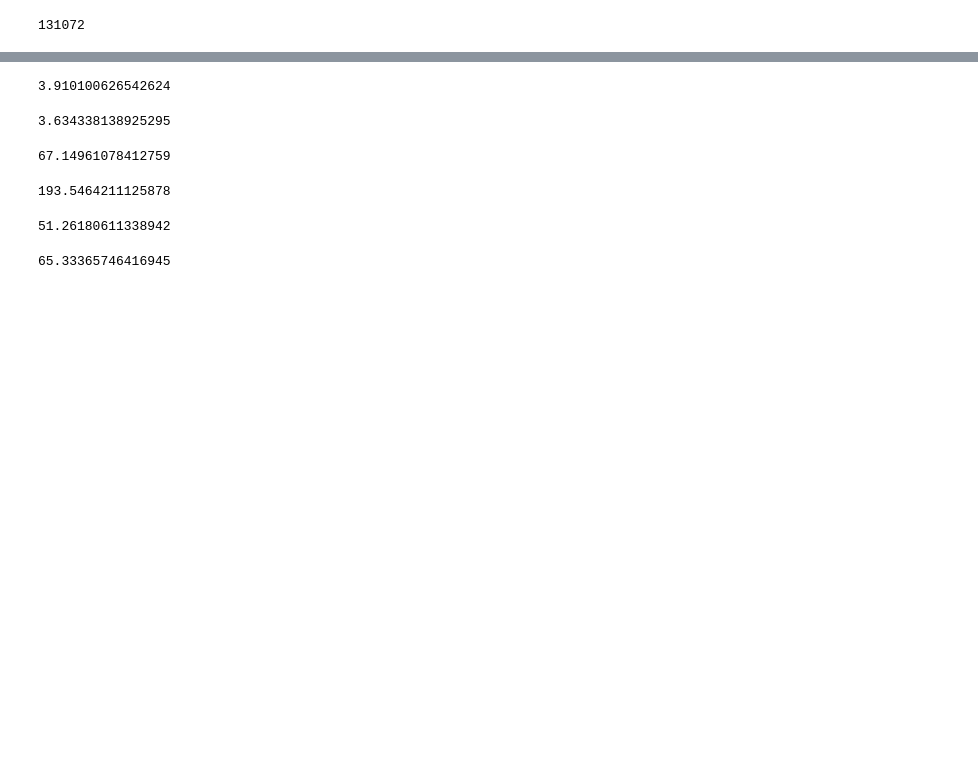
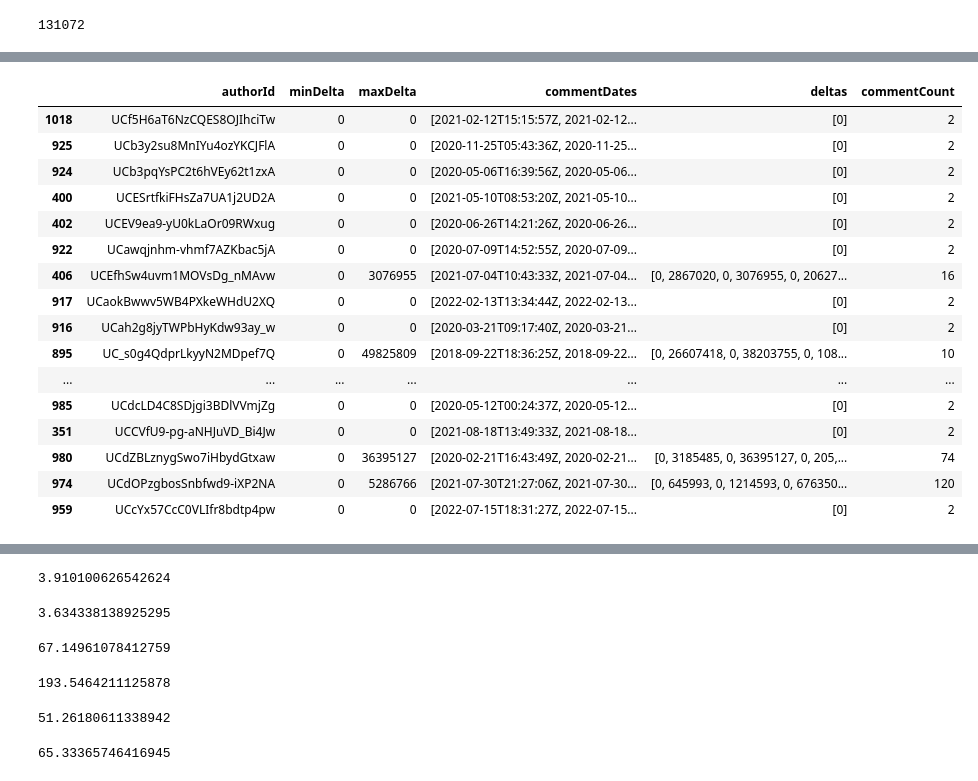
Before and after one commit to suniven/affiliate-link-identification, a Jupyter notebook: youtube_analysis.ipynb, the cells around one changed output, grey strips where cells are left out. Cells and saved outputs as stored; diff of their text form; code cells hidden in the pictures; blank space fills up the shorter version.

Commit message:
20220909-time analysis

```diff
--- a/youtube_analysis.ipynb
+++ b/youtube_analysis.ipynb
@@ -10,0 +182,2 @@ df = pd.read_csv('./youtube_results.csv', engine='python')
+# %%
+df_affiliate_comments=df_youtube_raw[df_youtube_raw['isAffiliate']==1]
@@ -10,0 +236,2 @@ df = pd.read_csv('./youtube_results.csv', engine='python')
+# %%
+df_afcomments_groupby_authorid=df_affiliate_comments.groupby('authorId')
@@ -10,0 +265,6 @@ df = pd.read_csv('./youtube_results.csv', engine='python')
+# %%
+for authorId, group in tqdm(df_afcomments_groupby_authorid):
+    print(type(group))
+    # print(group.columns)
+    print(group.iloc[0, 3])
+    break
@@ -10,0 +279,28 @@ df = pd.read_csv('./youtube_results.csv', engine='python')
+# %%
+df_time_delta=pd.DataFrame(columns=['authorId', 'minDelta', 'maxDelta', 'commentDates','deltas', 'commentCount'])
+
+for authorId, group in tqdm(df_afcomments_groupby_authorid):  # 遍历.DataFrameGroupBy对象
+    # print(authorId, len(group))
+    # 所有评论发布的时间
+    comments_date=[]
+    deltas=[]
+    for i in range(len(group)):
+        comments_date.append(group.iloc[i, 3])
+    comments_date = sorted(comments_date)
+    # 计算差值
+    for i in range(len(comments_date)-1, 0, -1):
+        delta=date_time_count(comments_date[i-1], comments_date[i])
+        deltas.append(delta)
+    mi, ma = None, None
+    if deltas:
+        mi=min(deltas)
+        ma=max(deltas)
+    time_delta = {
+        "authorId": authorId,
+        "minDelta": mi,
+        "maxDelta": ma,
+        "commentDates": comments_date,
+        "deltas": deltas,
+        "commentCount": len(group)
+    }
+    df_time_delta.loc[len(df_time_delta)] = time_delta
@@ -10,0 +323,20 @@ df = pd.read_csv('./youtube_results.csv', engine='python')
+# %%
+df_time_delta.sort_values('minDelta').head(50)
+# %% [output]
+|  | authorId | minDelta | maxDelta | commentDates | deltas | commentCount |
+| 1018 | UCf5H6aT6NzCQES8OJIhciTw | 0 | 0 | [2021-02-12T15:15:57Z, 2021-02-12... | [0] | 2 |
+| 925 | UCb3y2su8MnIYu4ozYKCJFlA | 0 | 0 | [2020-11-25T05:43:36Z, 2020-11-25... | [0] | 2 |
+| 924 | UCb3pqYsPC2t6hVEy62t1zxA | 0 | 0 | [2020-05-06T16:39:56Z, 2020-05-06... | [0] | 2 |
+| 400 | UCESrtfkiFHsZa7UA1j2UD2A | 0 | 0 | [2021-05-10T08:53:20Z, 2021-05-10... | [0] | 2 |
+| 402 | UCEV9ea9-yU0kLaOr09RWxug | 0 | 0 | [2020-06-26T14:21:26Z, 2020-06-26... | [0] | 2 |
+| 922 | UCawqjnhm-vhmf7AZKbac5jA | 0 | 0 | [2020-07-09T14:52:55Z, 2020-07-09... | [0] | 2 |
+| 406 | UCEfhSw4uvm1MOVsDg_nMAvw | 0 | 3076955 | [2021-07-04T10:43:33Z, 2021-07-04... | [0, 2867020, 0, 3076955, 0, 20627... | 16 |
+| 917 | UCaokBwwv5WB4PXkeWHdU2XQ | 0 | 0 | [2022-02-13T13:34:44Z, 2022-02-13... | [0] | 2 |
+| 916 | UCah2g8jyTWPbHyKdw93ay_w | 0 | 0 | [2020-03-21T09:17:40Z, 2020-03-21... | [0] | 2 |
+| 895 | UC_s0g4QdprLkyyN2MDpef7Q | 0 | 49825809 | [2018-09-22T18:36:25Z, 2018-09-22... | [0, 26607418, 0, 38203755, 0, 108... | 10 |
+| ... | ... | ... | ... | ... | ... | ... |
+| 985 | UCdcLD4C8SDjgi3BDlVVmjZg | 0 | 0 | [2020-05-12T00:24:37Z, 2020-05-12... | [0] | 2 |
+| 351 | UCCVfU9-pg-aNHJuVD_Bi4Jw | 0 | 0 | [2021-08-18T13:49:33Z, 2021-08-18... | [0] | 2 |
+| 980 | UCdZBLznygSwo7iHbydGtxaw | 0 | 36395127 | [2020-02-21T16:43:49Z, 2020-02-21... | [0, 3185485, 0, 36395127, 0, 205,... | 74 |
+| 974 | UCdOPzgbosSnbfwd9-iXP2NA | 0 | 5286766 | [2021-07-30T21:27:06Z, 2021-07-30... | [0, 645993, 0, 1214593, 0, 676350... | 120 |
+| 959 | UCcYx57CcC0VLIfr8bdtp4pw | 0 | 0 | [2022-07-15T18:31:27Z, 2022-07-15... | [0] | 2 |
```
Also changed, not shown: parts of 61 cells of this notebook.
